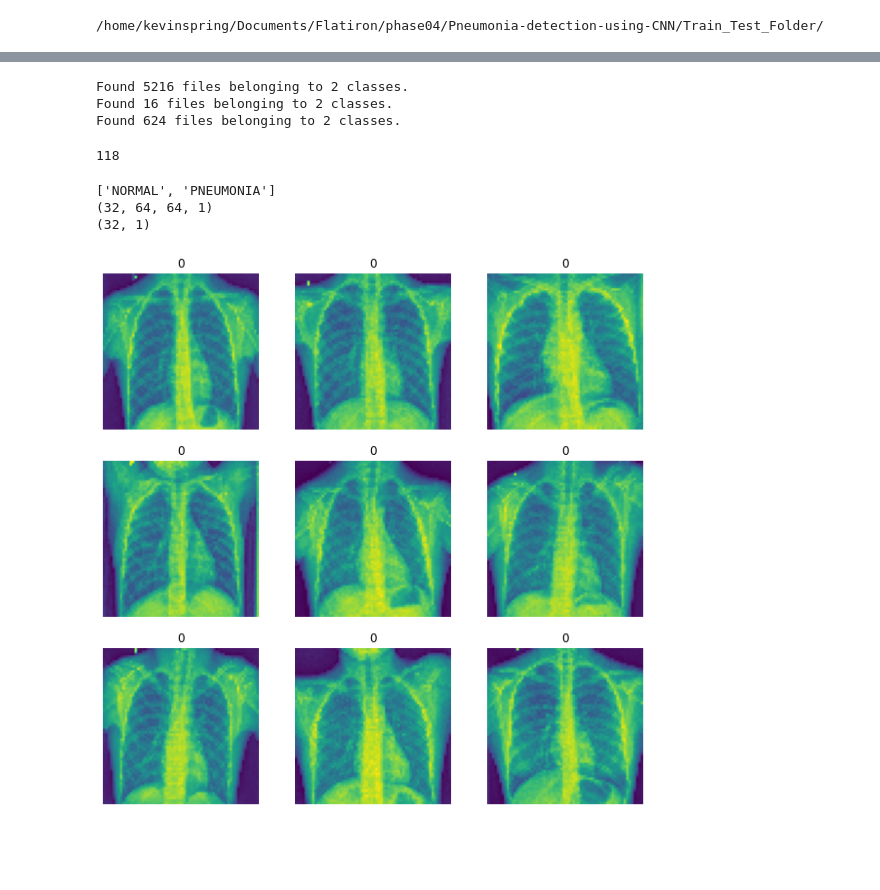
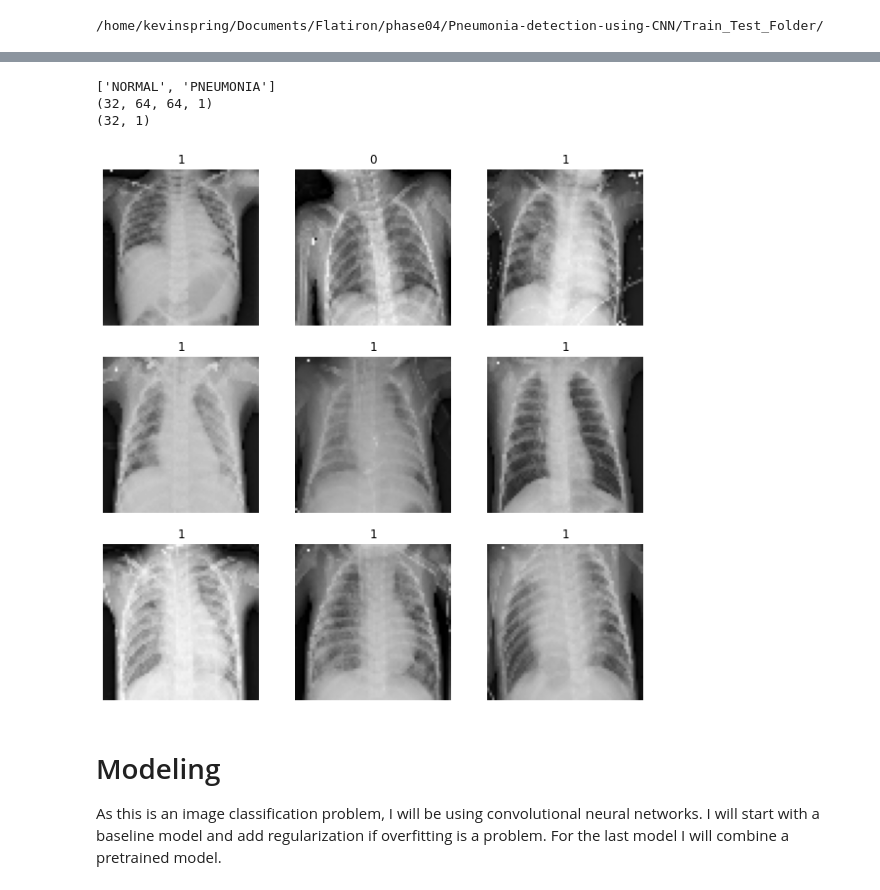
Before and after one commit to kjspring/Pneumonia-detection-using-CNN, a Jupyter notebook: notebook.ipynb, the cells around one changed output, grey strips where cells are left out. Saved outputs shown, nothing was run; the diff lists cells and outputs as text; code cells hidden in the pictures; blank space fills up the shorter version.

```diff
--- a/notebook.ipynb
+++ b/notebook.ipynb
@@ -186,32 +141,3 @@ Batches for training --> tf.Tensor(118, shape=(), dtype=int64)
-# %%
-org_dir = os.path.join(os.path.abspath(os.getcwd()),'chest_xray/')
-org_dir_train = os.path.join(org_dir, 'train/')
-org_dir_val = os.path.join(org_dir, 'val/')
-org_dir_test = os.path.join(org_dir, 'test/')
-
-train_org = image_dataset_from_directory(org_dir_train,
-                                       color_mode='grayscale',
-                                       label_mode='binary',
-                                       image_size=(img_height, img_width)
-                                      )
-val_org = image_dataset_from_directory(org_dir_val,
-                                       color_mode='grayscale',
-                                       label_mode='binary',
-                                       image_size=(img_height, img_width)
-                                      )
-test_org = image_dataset_from_directory(org_dir_test,
-                                       color_mode='grayscale',
-                                       label_mode='binary',
-                                       image_size=(img_height, img_width)
-                                      )
-# %% [output]
-Found 5216 files belonging to 2 classes.
-Found 16 files belonging to 2 classes.
-Found 624 files belonging to 2 classes.
-# %%
-len(train_ds)
-# %% [output]
-118
 # %%
 print(train_ds.class_names)
 for image_batch, labels_batch in train_ds:
@@ -225,15 +151,15 @@ for image_batch, labels_batch in train_ds:
 # %%
 # Visualize the data
 
 plt.figure(figsize=(10,10))
 for images, labels in train_ds.take(1):
     for i in range(9):
         ax = plt.subplot(3,3,i+1)
-        plt.imshow(images[i].numpy().astype('uint8'))
+        plt.imshow(images[i].numpy().astype('uint8'), cmap='gray')
         plt.title(int(labels[i]))
         plt.axis('off')
 # %% [output]
-[figure, old version]
+[figure, new version]
 # %%
 # Configure the dataset for performance
 AUTOTUNE = tf.data.AUTOTUNE
@@ -244,6 +170,9 @@ AUTOTUNE = tf.data.AUTOTUNE
 train_ds = train_ds.cache().shuffle(1000).prefetch(buffer_size=AUTOTUNE)
 val_ds = val_ds.cache().prefetch(buffer_size=AUTOTUNE)
 test_ds = test_ds.cache().prefetch(buffer_size=AUTOTUNE)
+# %% [markdown]
+# Modeling
+As this is an image classification problem, I will be using convolutional neural networks. I will start with a baseline model and add regularization if overfitting is a problem. For the last model I will combine a pretrained model.
 # %%
 # libraries for neural networks
 #from tensorflow import keras
```
Also changed, not shown: parts of 33 cells of this notebook, 6 other files.
